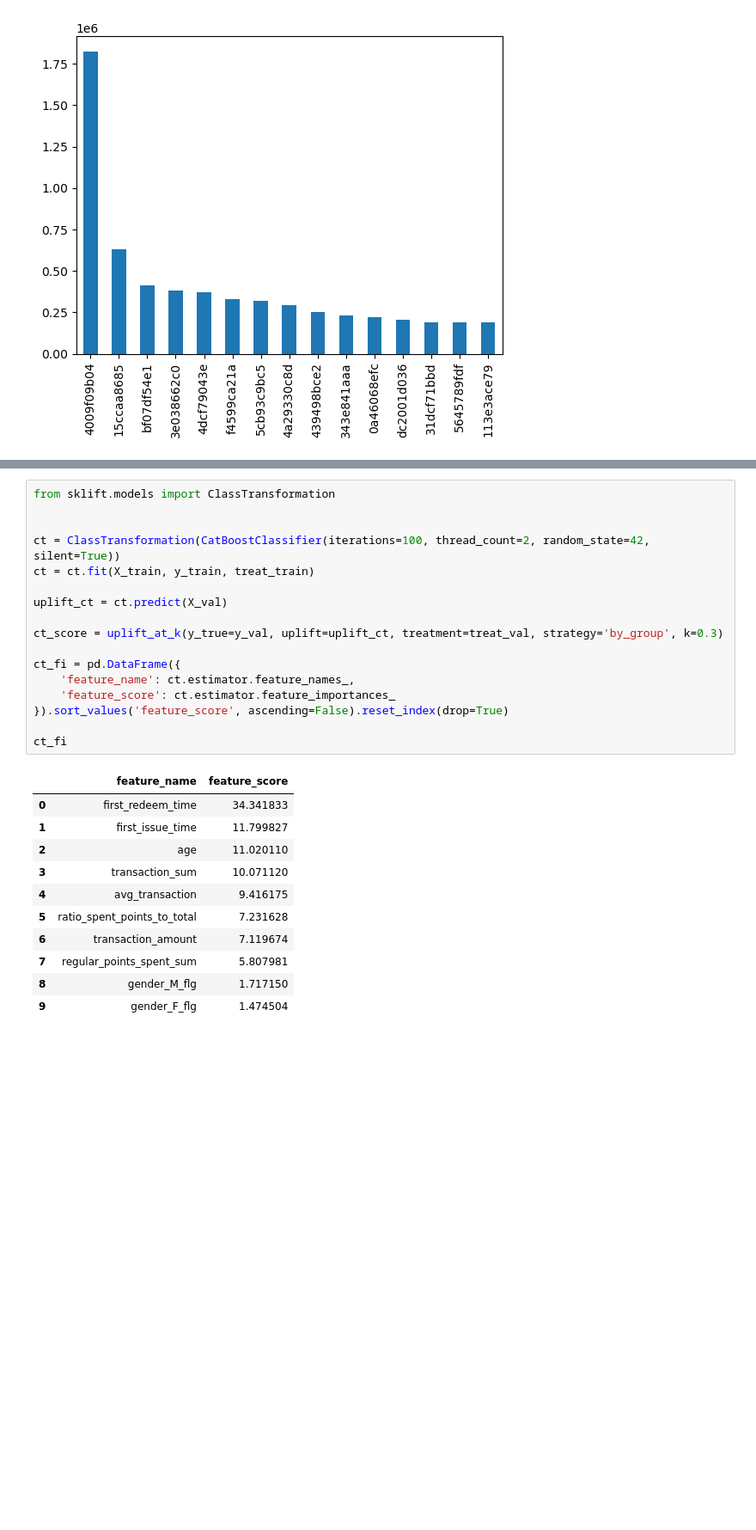
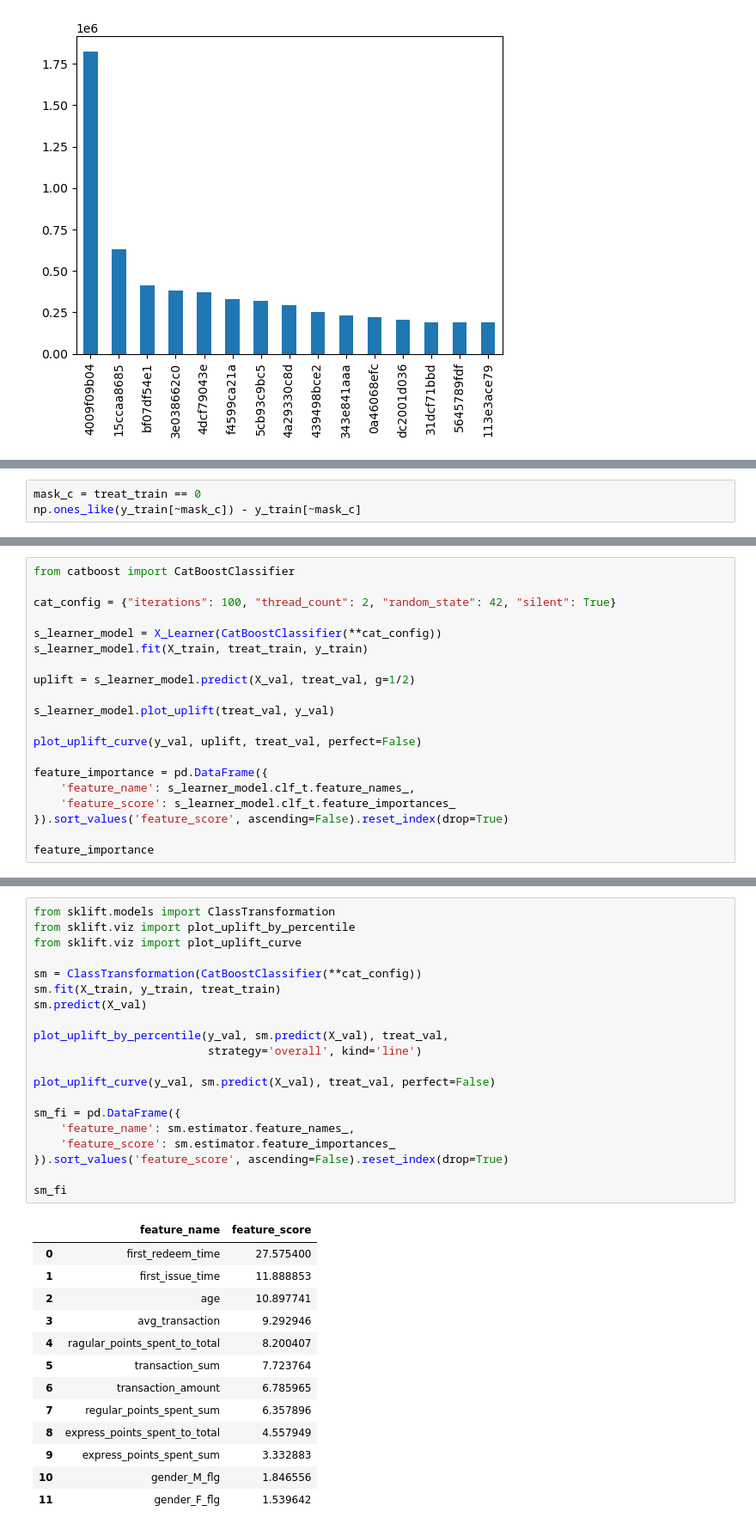
Before and after one commit to ParutinM/UpliftModeling, a Jupyter notebook: uplift_modeling_on_X5_dataset.ipynb, the cells around one changed output, grey strips where cells are left out. Shown at 86% size. Saved outputs shown, nothing was run; the diff lists cells and outputs as text; blank space fills up the shorter version.

Commit message:
Trying some models and metrics

```diff
--- a/uplift_modeling_on_X5_dataset.ipynb
+++ b/uplift_modeling_on_X5_dataset.ipynb
@@ -239,0 +505,3 @@ sm_fi
+# %%
+mask_c = treat_train == 0
+np.ones_like(y_train[~mask_c]) - y_train[~mask_c]
@@ -239,0 +579,20 @@ sm_fi
+# %%
+from catboost import CatBoostClassifier
+
+cat_config = {"iterations": 100, "thread_count": 2, "random_state": 42, "silent": True}
+
+s_learner_model = X_Learner(CatBoostClassifier(**cat_config))
+s_learner_model.fit(X_train, treat_train, y_train)
+
+uplift = s_learner_model.predict(X_val, treat_val, g=1/2)
+
+s_learner_model.plot_uplift(treat_val, y_val)
+
+plot_uplift_curve(y_val, uplift, treat_val, perfect=False)
+
+feature_importance = pd.DataFrame({
+    'feature_name': s_learner_model.clf_t.feature_names_,
+    'feature_score': s_learner_model.clf_t.feature_importances_
+}).sort_values('feature_score', ascending=False).reset_index(drop=True)
+
+feature_importance
@@ -242,29 +617,34 @@ sm_fi
 # %%
 from sklift.models import ClassTransformation
+from sklift.viz import plot_uplift_by_percentile
+from sklift.viz import plot_uplift_curve
 
+sm = ClassTransformation(CatBoostClassifier(**cat_config))
+sm.fit(X_train, y_train, treat_train)
+sm.predict(X_val)
 
-ct = ClassTransformation(CatBoostClassifier(iterations=100, thread_count=2, random_state=42, silent=True))
-ct = ct.fit(X_train, y_train, treat_train)
+plot_uplift_by_percentile(y_val, sm.predict(X_val), treat_val,
+                          strategy='overall', kind='line')
 
-uplift_ct = ct.predict(X_val)
+plot_uplift_curve(y_val, sm.predict(X_val), treat_val, perfect=False)
 
-ct_score = uplift_at_k(y_true=y_val, uplift=uplift_ct, treatment=treat_val, strategy='by_group', k=0.3)
-
-ct_fi = pd.DataFrame({
-    'feature_name': ct.estimator.feature_names_,
-    'feature_score': ct.estimator.feature_importances_
+sm_fi = pd.DataFrame({
+    'feature_name': sm.estimator.feature_names_,
+    'feature_score': sm.estimator.feature_importances_
 }).sort_values('feature_score', ascending=False).reset_index(drop=True)
 
-ct_fi
+sm_fi
 # %% [output]
 |  | feature_name | feature_score |
-| 0 | first_redeem_time | 34.341833 |
-| 1 | first_issue_time | 11.799827 |
-| 2 | age | 11.020110 |
-| 3 | transaction_sum | 10.071120 |
-| 4 | avg_transaction | 9.416175 |
-| 5 | ratio_spent_points_to_total | 7.231628 |
-| 6 | transaction_amount | 7.119674 |
-| 7 | regular_points_spent_sum | 5.807981 |
-| 8 | gender_M_flg | 1.717150 |
-| 9 | gender_F_flg | 1.474504 |
+| 0 | first_redeem_time | 27.575400 |
+| 1 | first_issue_time | 11.888853 |
+| 2 | age | 10.897741 |
+| 3 | avg_transaction | 9.292946 |
+| 4 | ragular_points_spent_to_total | 8.200407 |
+| 5 | transaction_sum | 7.723764 |
+| 6 | transaction_amount | 6.785965 |
+| 7 | regular_points_spent_sum | 6.357896 |
+| 8 | express_points_spent_to_total | 4.557949 |
+| 9 | express_points_spent_sum | 3.332883 |
+| 10 | gender_M_flg | 1.846556 |
+| 11 | gender_F_flg | 1.539642 |
```
Also changed, not shown: parts of 33 cells of this notebook, 19 other files.
